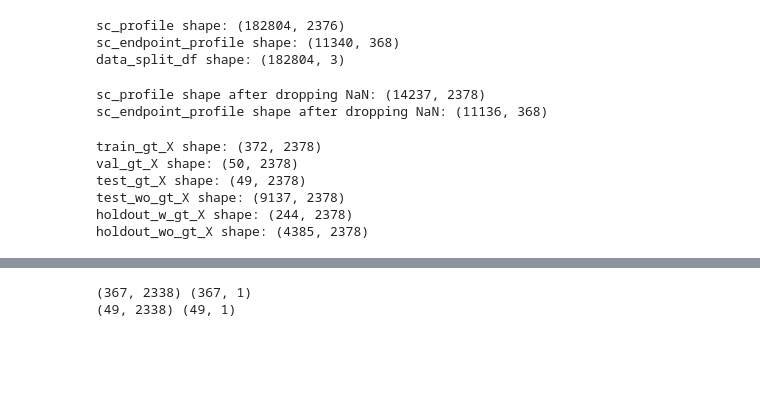
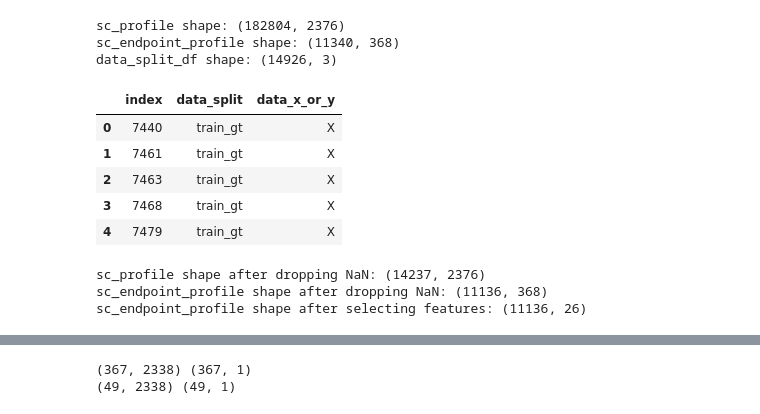
Before and after one commit to MikeLippincott/live_cell_timelapse_apoptosis_analysis, a Jupyter notebook: 7.sc_timelapse_model/notebooks/2.hyperparameter_optimization.ipynb, the cells around one changed output, grey strips where cells are left out. Cells and saved outputs as stored; diff of their text form; code cells hidden in the pictures; blank space fills up the shorter version.

```diff
--- a/7.sc_timelapse_model/notebooks/2.hyperparameter_optimization.ipynb
+++ b/7.sc_timelapse_model/notebooks/2.hyperparameter_optimization.ipynb
@@ -32,23 +32,30 @@ else:
 # %%
 # read in the data
 sc_file_path = pathlib.Path("../results/cleaned_sc_profile.parquet").resolve(
     strict=True
 )
 sc_endpoint_file_path = pathlib.Path(
     "../results/cleaned_endpoint_sc_profile.parquet"
 ).resolve(strict=True)
 
 data_split_file_path = pathlib.Path("../results/data_splits.parquet").resolve(
     strict=True
 )
 
 sc_profile = pd.read_parquet(sc_file_path)
 sc_endpoint_profile = pd.read_parquet(sc_endpoint_file_path)
 data_split_df = pd.read_parquet(data_split_file_path)
 print(f"sc_profile shape: {sc_profile.shape}")
 print(f"sc_endpoint_profile shape: {sc_endpoint_profile.shape}")
 print(f"data_split_df shape: {data_split_df.shape}")
+data_split_df.head()
 # %% [output]
 sc_profile shape: (182804, 2376)
 sc_endpoint_profile shape: (11340, 368)
-data_split_df shape: (182804, 3)
+data_split_df shape: (14926, 3)
+|  | index | data_split | data_x_or_y |
+| 0 | 7440 | train_gt | X |
+| 1 | 7461 | train_gt | X |
+| 2 | 7463 | train_gt | X |
+| 3 | 7468 | train_gt | X |
+| 4 | 7479 | train_gt | X |
@@ -79,6 +70,15 @@ sc_profile.dropna(inplace=True)
 print(f"sc_profile shape after dropping NaN: {sc_profile.shape}")
 sc_endpoint_profile.dropna(inplace=True)
 print(f"sc_endpoint_profile shape after dropping NaN: {sc_endpoint_profile.shape}")
+# hardcode the features that should exist in the y data
+# this will be replaced in the future by an arg or config passed through
+selected_y_features = ["Cells_Intensity_MeanIntensityEdge_AnnexinV"]
+metadata_y_features = [x for x in sc_endpoint_profile.columns if "Metadata_" in x]
+sc_endpoint_profile = sc_endpoint_profile[metadata_y_features + selected_y_features]
+print(
+    f"sc_endpoint_profile shape after selecting features: {sc_endpoint_profile.shape}"
+)
 # %% [output]
-sc_profile shape after dropping NaN: (14237, 2378)
+sc_profile shape after dropping NaN: (14237, 2376)
 sc_endpoint_profile shape after dropping NaN: (11136, 368)
+sc_endpoint_profile shape after selecting features: (11136, 26)
@@ -91,38 +84,0 @@ sc_endpoint_profile = sc_endpoint_profile[metadata_y_features + selected_y_featu
-# %%
-train_gt_X = sc_profile.loc[
-    (sc_profile["Metadata_data_split"] == "train")
-    & (sc_profile["Metadata_ground_truth"] == True)
-]
-val_gt_X = sc_profile.loc[
-    (sc_profile["Metadata_data_split"] == "val")
-    & (sc_profile["Metadata_ground_truth"] == True)
-]
-test_gt_X = sc_profile.loc[
-    (sc_profile["Metadata_data_split"] == "test")
-    & (sc_profile["Metadata_ground_truth"] == True)
-]
-test_wo_gt_X = sc_profile.loc[
-    (sc_profile["Metadata_data_split"] == "test")
-    & (sc_profile["Metadata_ground_truth"] == False)
-]
-holdout_w_gt_X = sc_profile.loc[
-    (sc_profile["Metadata_data_split"] == "well_holdout")
-    & (sc_profile["Metadata_ground_truth"] == True)
-]
-holdout_wo_gt_X = sc_profile.loc[
-    (sc_profile["Metadata_data_split"] == "well_holdout")
-    & (sc_profile["Metadata_ground_truth"] == False)
-]
-print(f"train_gt_X shape: {train_gt_X.shape}")
-print(f"val_gt_X shape: {val_gt_X.shape}")
-print(f"test_gt_X shape: {test_gt_X.shape}")
-print(f"test_wo_gt_X shape: {test_wo_gt_X.shape}")
-print(f"holdout_w_gt_X shape: {holdout_w_gt_X.shape}")
-print(f"holdout_wo_gt_X shape: {holdout_wo_gt_X.shape}")
-# %% [output]
-train_gt_X shape: (372, 2378)
-val_gt_X shape: (50, 2378)
-test_gt_X shape: (49, 2378)
-test_wo_gt_X shape: (9137, 2378)
-holdout_w_gt_X shape: (244, 2378)
-holdout_wo_gt_X shape: (4385, 2378)
```
Also changed, not shown: parts of 12 cells of this notebook, 8 other files.
